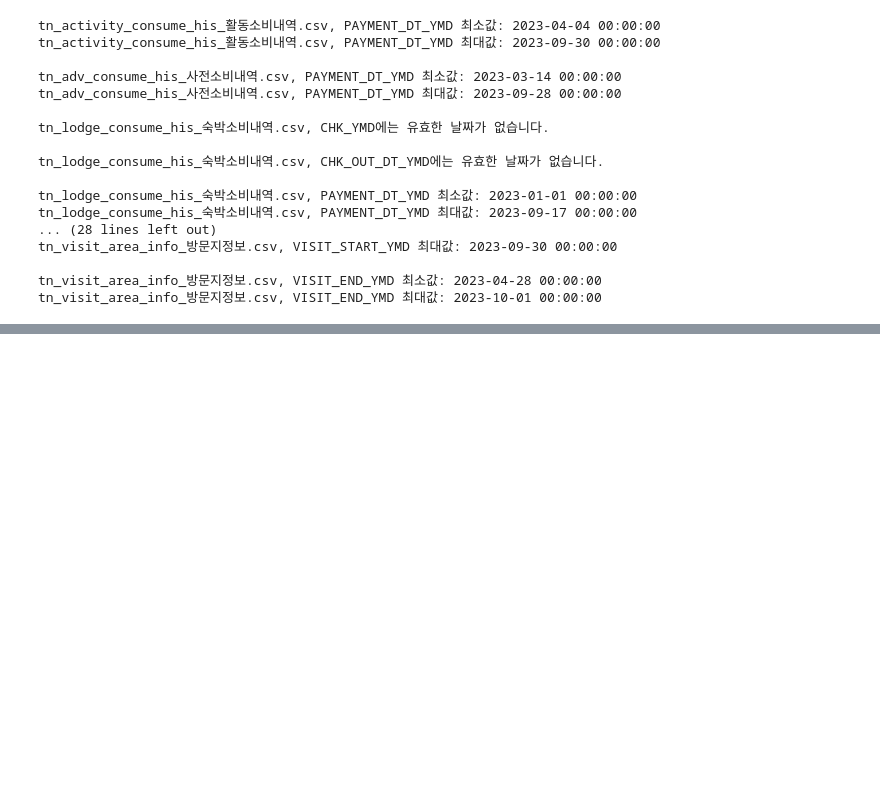
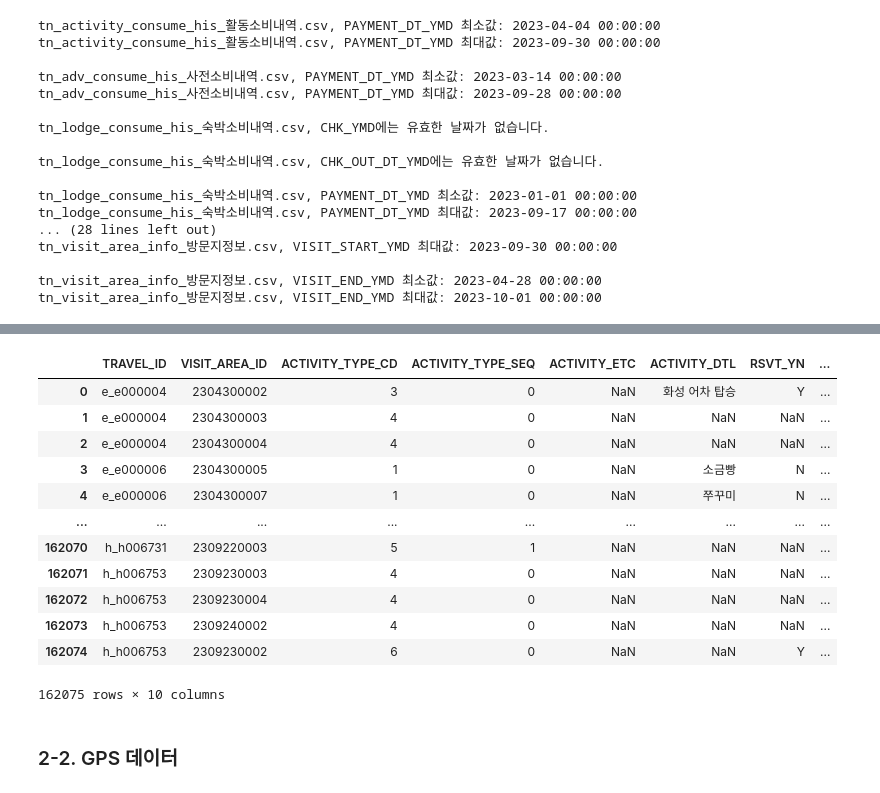
Before and after one commit to DencingParty/travel-data-engineering, a Jupyter notebook: one_week_data_for_test.ipynb, the cells around one changed output, grey strips where cells are left out. Saved outputs shown, nothing was run; the diff lists cells and outputs as text; code cells hidden in the pictures; blank space fills up the shorter version.

```diff
--- a/one_week_data_for_test.ipynb
+++ b/one_week_data_for_test.ipynb
@@ -297,0 +221,12 @@ filtered_dfs_22["tc_codea_코드A"]
+# %%
+# 2022-01-02 ~ 2023-06-03까지 일주일 단위로 딕셔너리 생성
+# 일주일 단위의 시작 날짜와 끝 날짜를 포함한 데이터 (이중 딕셔너리)
+
+weekly_default_dict = {
+    f"week_{i+1}": {
+        "start_date": str(start.date()),
+        "end_date": str((start + pd.Timedelta(days=6)).date())
+    }
+    for i, start in enumerate(pd.date_range(start="2022-01-02", end="2023-06-03", freq="7D"))
+}
+weekly_default_dict
@@ -297,0 +253,15 @@ filtered_dfs_22["tc_codea_코드A"]
+# %%
+def get_weekly_region(weekly_dict):
+    region_dict = {}
+
+    for key in weekly_dict:
+
+        start_date = weekly_dict[key]["start_date"]
+        end_date = weekly_dict[key]["end_date"]
+
+        region_dict[start_date] = filter_by_date_region(dir1="aihub", dir2="2022",
+                                                        start_date=start_date, end_date=end_date)
+
+    return region_dict
+# %%
+region_dict_default = get_weekly_region(weekly_default_dict)
@@ -297,0 +303,19 @@ filtered_dfs_22["tc_codea_코드A"]
+# %%
+# YMD 컬럼 (날짜) 없는 csv는 필터링 없이 불러온다
+region_dict_default["2023-05-14"]["tn_activity_his_활동내역"]
+# %% [output]
+|  | TRAVEL_ID | VISIT_AREA_ID | ACTIVITY_TYPE_CD | ACTIVITY_TYPE_SEQ | ACTIVITY_ETC | ACTIVITY_DTL | RSVT_YN | ... |
+| 0 | e_e000004 | 2304300002 | 3 | 0 | NaN | 화성 어차 탑승 | Y | ... |
+| 1 | e_e000004 | 2304300003 | 4 | 0 | NaN | NaN | NaN | ... |
+| 2 | e_e000004 | 2304300004 | 4 | 0 | NaN | NaN | NaN | ... |
+| 3 | e_e000006 | 2304300005 | 1 | 0 | NaN | 소금빵 | N | ... |
+| 4 | e_e000006 | 2304300007 | 1 | 0 | NaN | 쭈꾸미 | N | ... |
+| ... | ... | ... | ... | ... | ... | ... | ... | ... |
+| 162070 | h_h006731 | 2309220003 | 5 | 1 | NaN | NaN | NaN | ... |
+| 162071 | h_h006753 | 2309230003 | 4 | 0 | NaN | NaN | NaN | ... |
+| 162072 | h_h006753 | 2309230004 | 4 | 0 | NaN | NaN | NaN | ... |
+| 162073 | h_h006753 | 2309240002 | 4 | 0 | NaN | NaN | NaN | ... |
+| 162074 | h_h006753 | 2309230002 | 6 | 0 | NaN | NaN | Y | ... |
+162075 rows × 10 columns
+# %% [markdown]
+### 2-2. GPS 데이터
```
Also changed, not shown: parts of 29 cells of this notebook, 1 other file.
